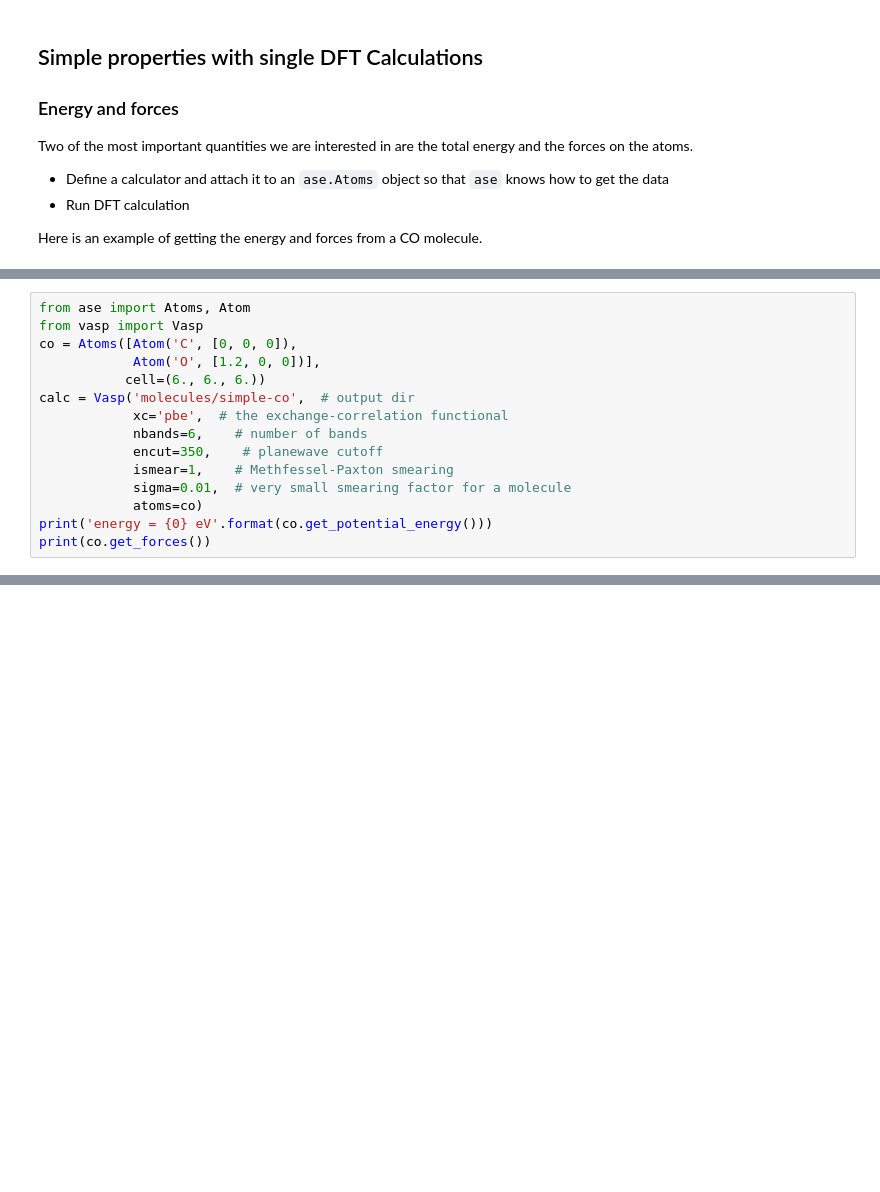
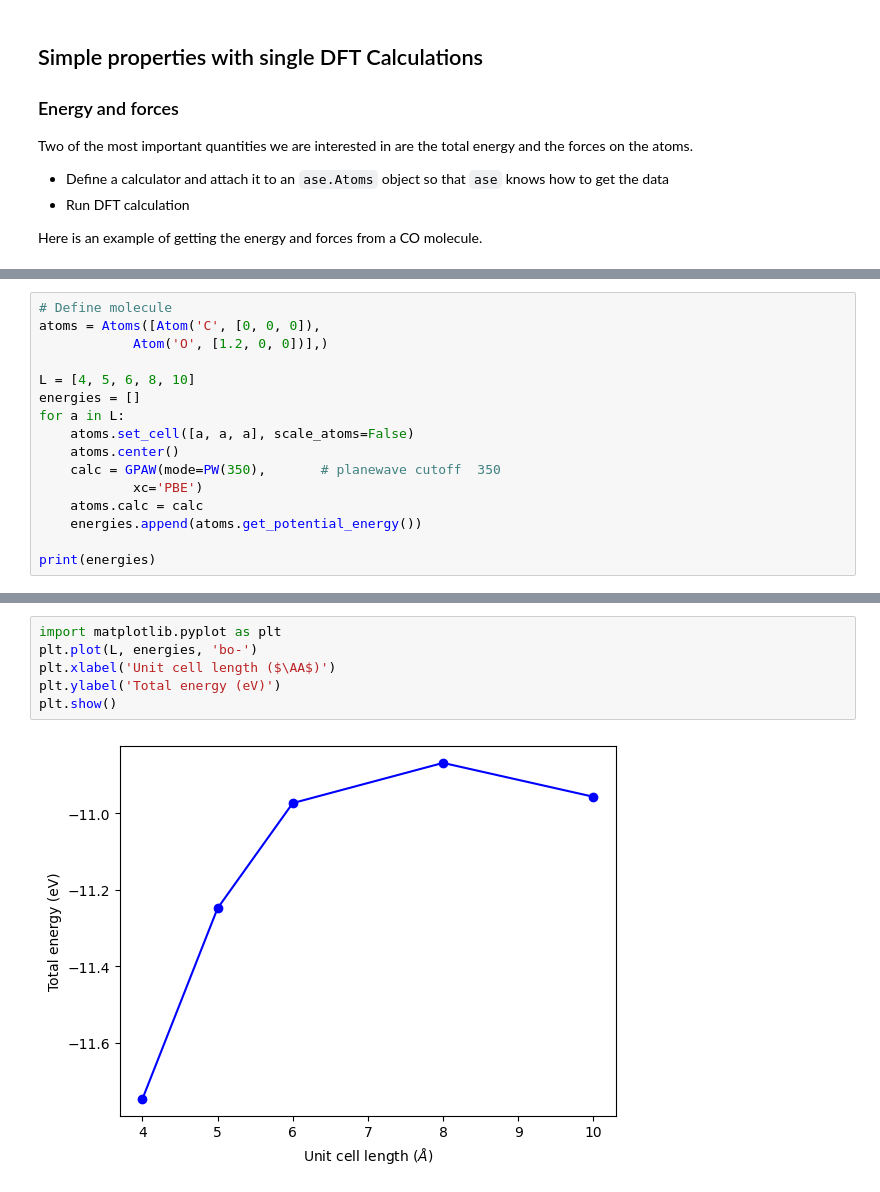
Before and after one commit to thangckt/note_dft, a Jupyter notebook: ASE_kitchin_book/3_3_DFT_single_run.ipynb, the cells around one changed output, grey strips where cells are left out. Saved outputs shown, nothing was run; the diff lists cells and outputs as text; blank space fills up the shorter version.

```diff
--- a/ASE_kitchin_book/3_3_DFT_single_run.ipynb
+++ b/ASE_kitchin_book/3_3_DFT_single_run.ipynb
@@ -57,15 +63,0 @@ energy = -10.991823929044907 eV
-# %%
-from ase import Atoms, Atom
-from vasp import Vasp
-co = Atoms([Atom('C', [0, 0, 0]),
-            Atom('O', [1.2, 0, 0])],
-           cell=(6., 6., 6.))
-calc = Vasp('molecules/simple-co',  # output dir
-            xc='pbe',  # the exchange-correlation functional
-            nbands=6,    # number of bands
-            encut=350,    # planewave cutoff
-            ismear=1,    # Methfessel-Paxton smearing
-            sigma=0.01,  # very small smearing factor for a molecule
-            atoms=co)
-print('energy = {0} eV'.format(co.get_potential_energy()))
-print(co.get_forces())
@@ -73,0 +70,16 @@ ModuleNotFoundError: No module named 'vasp'
+# %%
+# Define molecule
+atoms = Atoms([Atom('C', [0, 0, 0]),
+            Atom('O', [1.2, 0, 0])],)
+
+L = [4, 5, 6, 8, 10]
+energies = []
+for a in L:
+    atoms.set_cell([a, a, a], scale_atoms=False)
+    atoms.center()
+    calc = GPAW(mode=PW(350),       # planewave cutoff  350
+            xc='PBE')
+    atoms.calc = calc
+    energies.append(atoms.get_potential_energy())
+
+print(energies)
@@ -73,0 +104,8 @@ ModuleNotFoundError: No module named 'vasp'
+# %%
+import matplotlib.pyplot as plt
+plt.plot(L, energies, 'bo-')
+plt.xlabel('Unit cell length ($\AA$)')
+plt.ylabel('Total energy (eV)')
+plt.show()
+# %% [output]
+[figure, added]
```
Also changed, not shown: parts of 13 cells of this notebook, 4 other files.
